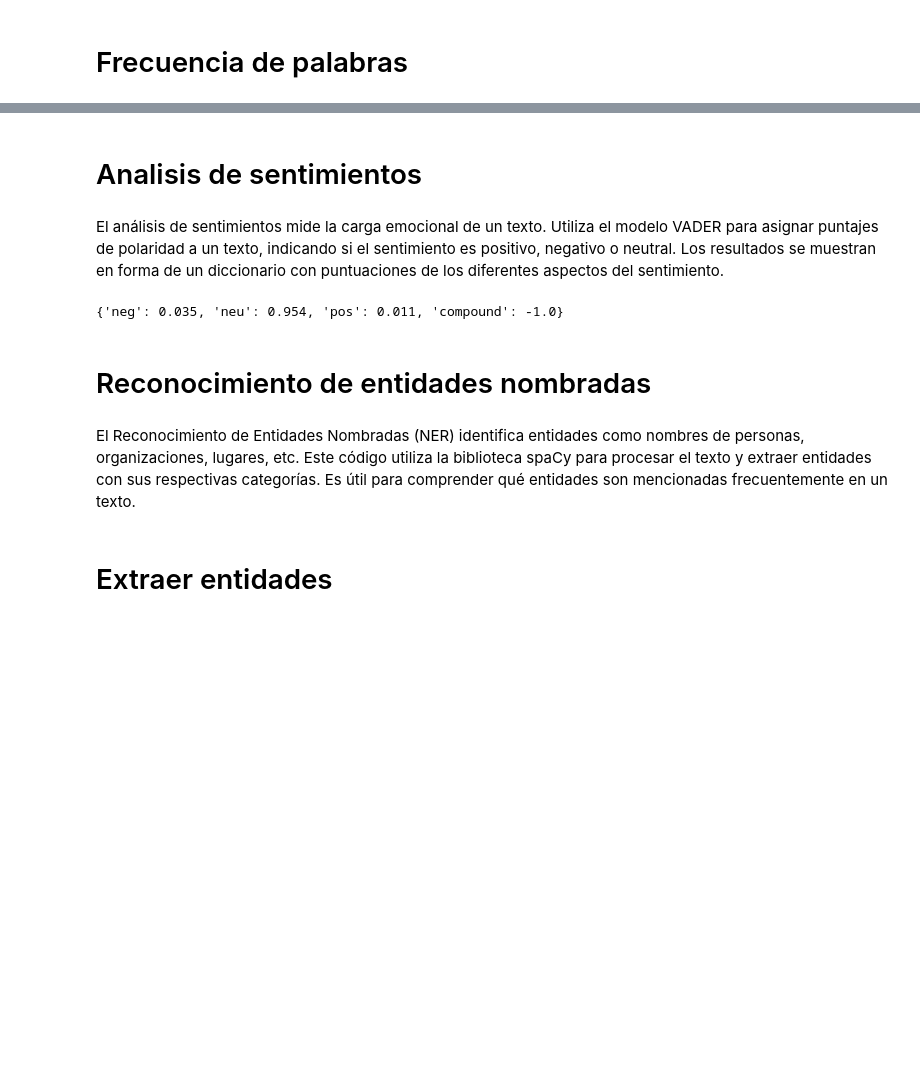
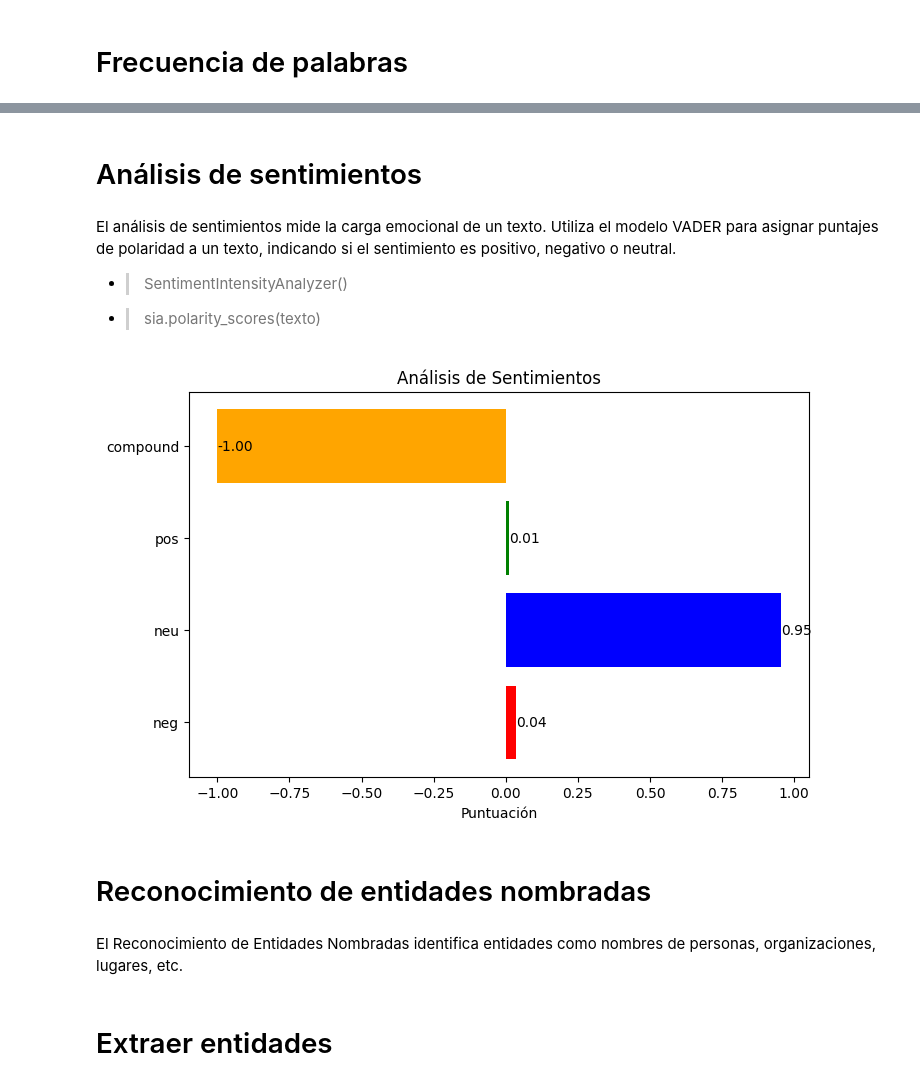
Before and after one commit to LorenaGarcia10SJ/-SS2-Seminario2_201700399, a Jupyter notebook: [SS2]Practica2_201700399/Practica2.ipynb, the cells around one changed output, grey strips where cells are left out. Saved outputs shown, nothing was run; the diff lists cells and outputs as text; code cells hidden in the pictures; blank space fills up the shorter version.

```diff
--- a/[SS2]Practica2_201700399/Practica2.ipynb
+++ b/[SS2]Practica2_201700399/Practica2.ipynb
@@ -402,18 +465,31 @@ plt.show()
 # %% [markdown]
-#  Analisis de sentimientos
+#  Análisis de sentimientos
 # %% [markdown]
-El análisis de sentimientos mide la carga emocional de un texto. Utiliza el modelo VADER para asignar puntajes de polaridad a un texto, indicando si el sentimiento es positivo, negativo o neutral. Los resultados se muestran en forma de un diccionario con puntuaciones de los diferentes aspectos del sentimiento.
+El análisis de sentimientos mide la carga emocional de un texto. Utiliza el modelo VADER para asignar puntajes de polaridad a un texto, indicando si el sentimiento es positivo, negativo o neutral.
+- > SentimentIntensityAnalyzer()
+- > sia.polarity_scores(texto)
-# %%
-sia = SentimentIntensityAnalyzer()
-sentimiento = sia.polarity_scores(texto)
-
-print(sentimiento)
-# %% [output]
-{'neg': 0.035, 'neu': 0.954, 'pos': 0.011, 'compound': -1.0}
+# %%
+sia = SentimentIntensityAnalyzer()
+sentimiento = sia.polarity_scores(texto)
+#print(sentimiento)
+
+plt.figure(figsize=(8, 5))
+aspectos = list(sentimiento.keys())
+valores = list(sentimiento.values())
+plt.barh(aspectos, valores, color=['red', 'blue', 'green', 'orange'])
+plt.xlabel('Puntuación')
+plt.title('Análisis de Sentimientos')
+
+for index, value in enumerate(valores):
+    plt.text(value, index, f'{value:.2f}', va='center')
+
+plt.show()
+# %% [output]
+[figure, added]
 # %% [markdown]
 # Reconocimiento de entidades nombradas
 # %% [markdown]
-El Reconocimiento de Entidades Nombradas (NER) identifica entidades como nombres de personas, organizaciones, lugares, etc. Este código utiliza la biblioteca spaCy para procesar el texto y extraer entidades con sus respectivas categorías. Es útil para comprender qué entidades son mencionadas frecuentemente en un texto.
+El Reconocimiento de Entidades Nombradas identifica entidades como nombres de personas, organizaciones, lugares, etc.
 # %%
 tags = pos_tag(tokens_sin_stopwords)
 entities = ne_chunk(tags, binary=False)
```
Also changed, not shown: parts of 24 cells of this notebook.
